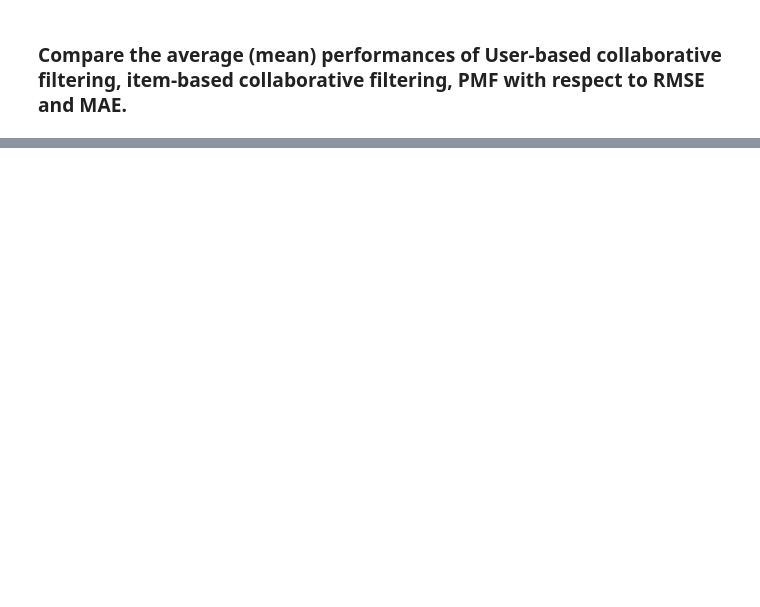
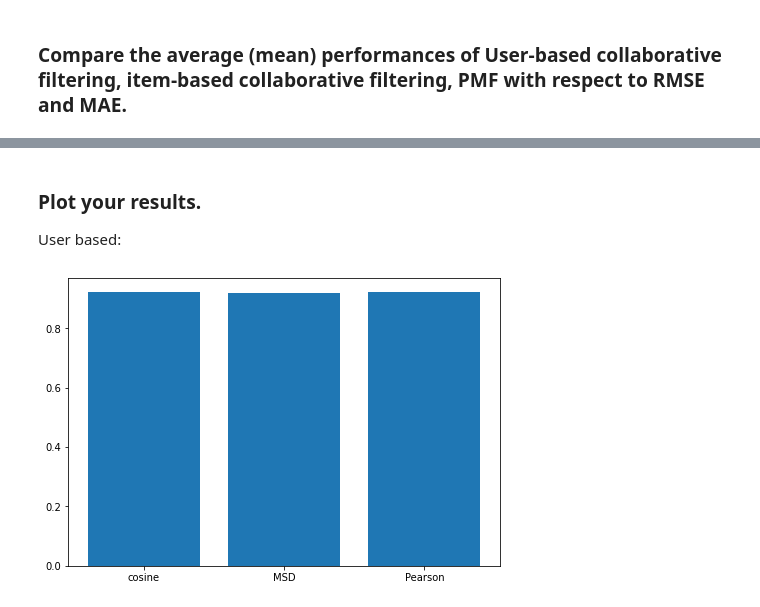
Before and after one commit to ayberkcorp/cap5610-machine_learning, a Jupyter notebook: hw6/code.ipynb, the cells around one changed output, grey strips where cells are left out. Cells and saved outputs as stored; diff of their text form; code cells hidden in the pictures; blank space fills up the shorter version.

```diff
--- a/hw6/code.ipynb
+++ b/hw6/code.ipynb
@@ -55,7 +55,7 @@ Test time         0.11    0.11    0.19    0.13    0.11    0.13    0.03
 from surprise import KNNWithMeans
 
 algo = KNNWithMeans(sim_options={'name': 'MSD', 'user_based': True}, verbose=False)
-user_results = cross_validate(algo, ratings_data, measures=['MAE', 'RMSE'], cv=5, verbose=True)
+user_results_msd = cross_validate(algo, ratings_data, measures=['MAE', 'RMSE'], cv=5, verbose=True)
 # %% [output]
 Evaluating MAE, RMSE of algorithm KNNWithMeans on 5 split(s).
 
@@ -101,0 +108,4 @@ PMF: 0.7795892924271163
+# %%
+# cosine
+algo = KNNWithMeans(sim_options={'name': 'cosine', 'user_based': True}, verbose=False)
+user_results_cosine = cross_validate(algo, ratings_data, measures=['MAE', 'RMSE'], cv=5, verbose=True)
@@ -101,0 +120,4 @@ PMF: 0.7795892924271163
+# %%
+# Pearson
+algo = KNNWithMeans(sim_options={'name': 'pearson_baseline', 'user_based': True}, verbose=False)
+user_results_pearson = cross_validate(algo, ratings_data, measures=['MAE', 'RMSE'], cv=5, verbose=True)
@@ -101,0 +158,14 @@ PMF: 0.7795892924271163
+# %% [markdown]
+### Plot your results.
+
+User based:
+# %%
+import matplotlib.pyplot as plt
+
+# RMSE comparisons
+fig = plt.figure()
+ax = fig.add_axes([0, 0, 1, 1])
+ax.bar(['cosine', 'MSD', 'Pearson'],
+       [mean(user_results_cosine['test_rmse']), mean(user_results_msd['test_rmse']), mean(user_results_pearson['test_rmse'])]);
+# %% [output]
+[figure, added]
```
Also changed, not shown: parts of 16 cells of this notebook.
